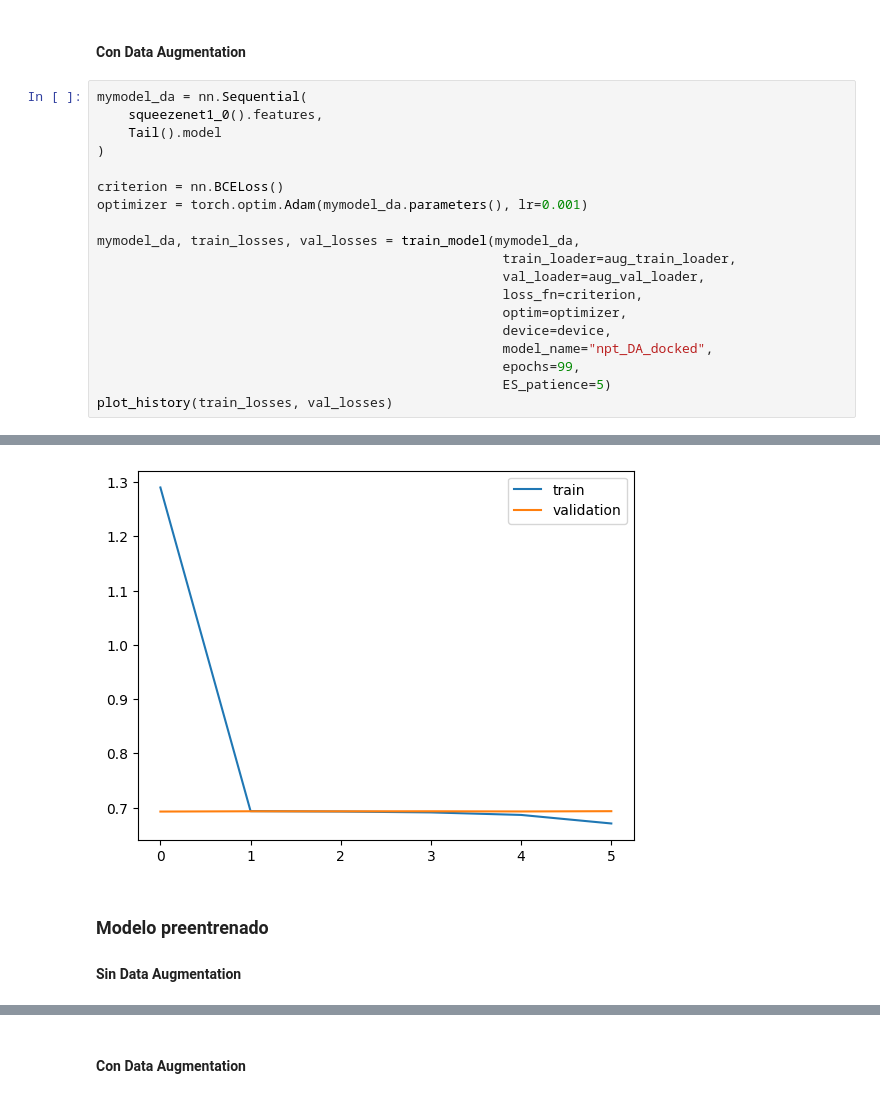
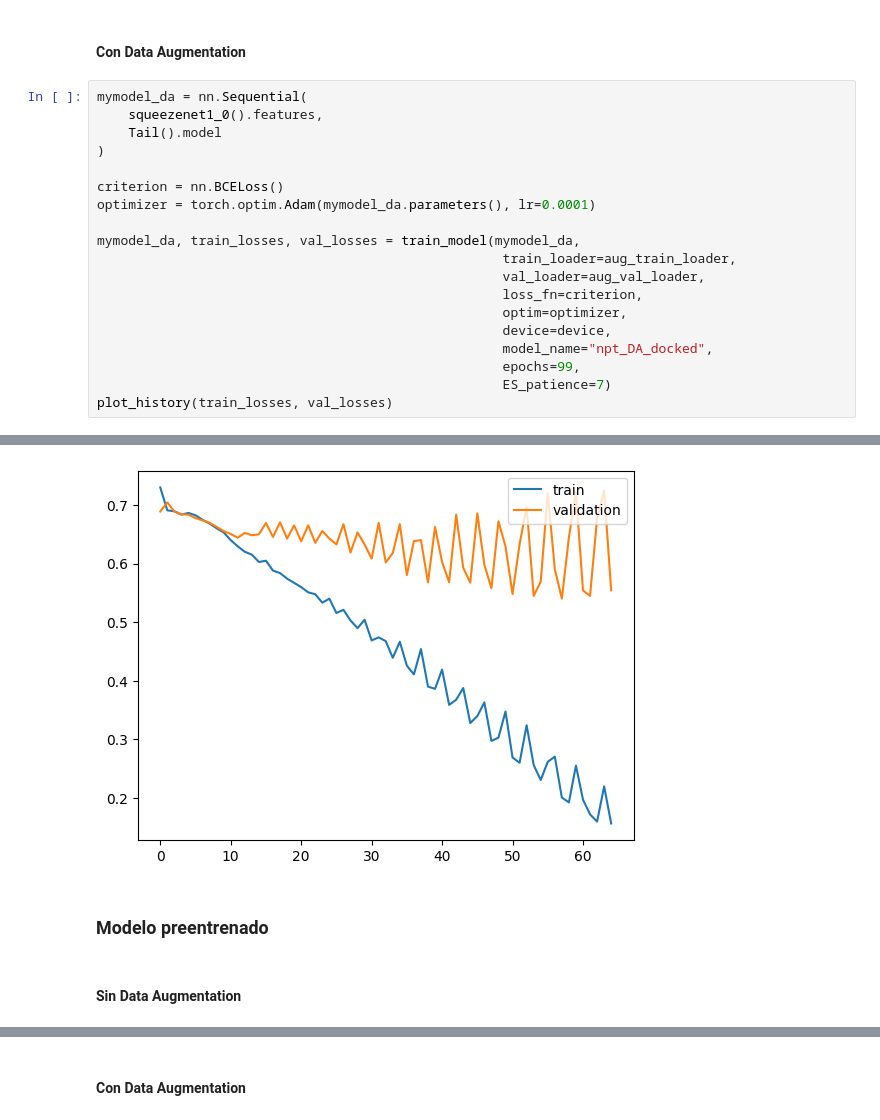
Before and after one commit to ivan2k4/VCA2025, a Jupyter notebook: p1.ipynb, the cells around one changed output, grey strips where cells are left out. Saved outputs shown, nothing was run; the diff lists cells and outputs as text.

```diff
--- a/p1.ipynb
+++ b/p1.ipynb
@@ -686,7 +685,7 @@ mymodel_da = nn.Sequential(
 )
 
 criterion = nn.BCELoss()
-optimizer = torch.optim.Adam(mymodel_da.parameters(), lr=0.001)
+optimizer = torch.optim.Adam(mymodel_da.parameters(), lr=0.0001)
 
 mymodel_da, train_losses, val_losses = train_model(mymodel_da,
                                                     train_loader=aug_train_loader,
@@ -696,7 +695,7 @@ mymodel_da, train_losses, val_losses = train_model(mymodel_da,
                                                     device=device,
                                                     model_name="npt_DA_docked",
                                                     epochs=99,
-                                                    ES_patience=5)
+                                                    ES_patience=7)
 plot_history(train_losses, val_losses)
 # %% [output]
 Device: cuda:0
@@ -711,6 +718,7 @@ El mejor modelo era el de la epoch 1 con una pérdida de validación de 0.6929
-[figure, old version]
+[figure, new version]
+# %% [markdown]
+### Modelo preentrenado
 # %% [markdown]
-### Modelo preentrenado
 #### Sin Data Augmentation
 # %%
 pretrained_model = squeezenet1_0(weights=weights)
```
Also changed, not shown: parts of 26 cells of this notebook, 8 other files.
